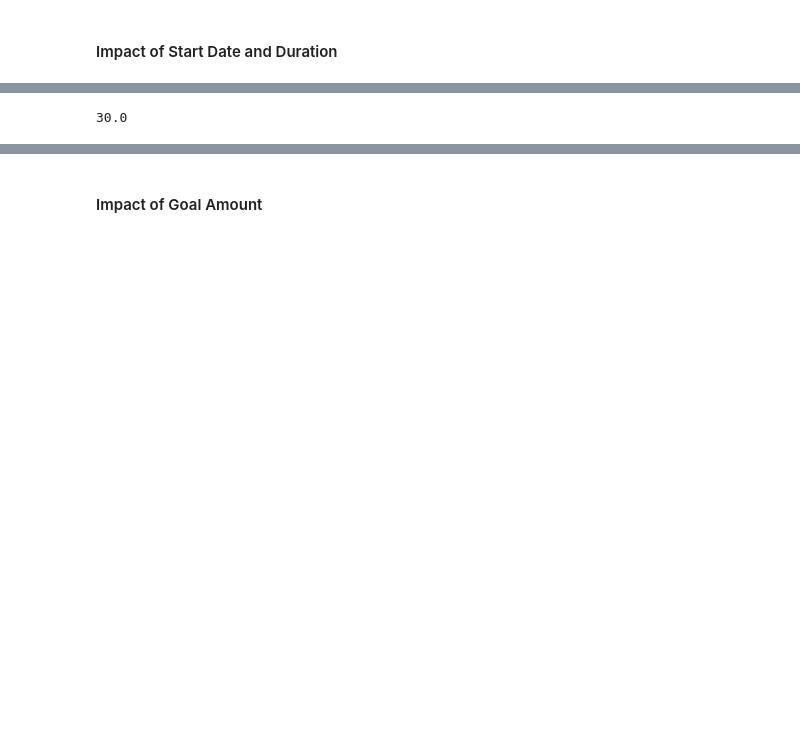
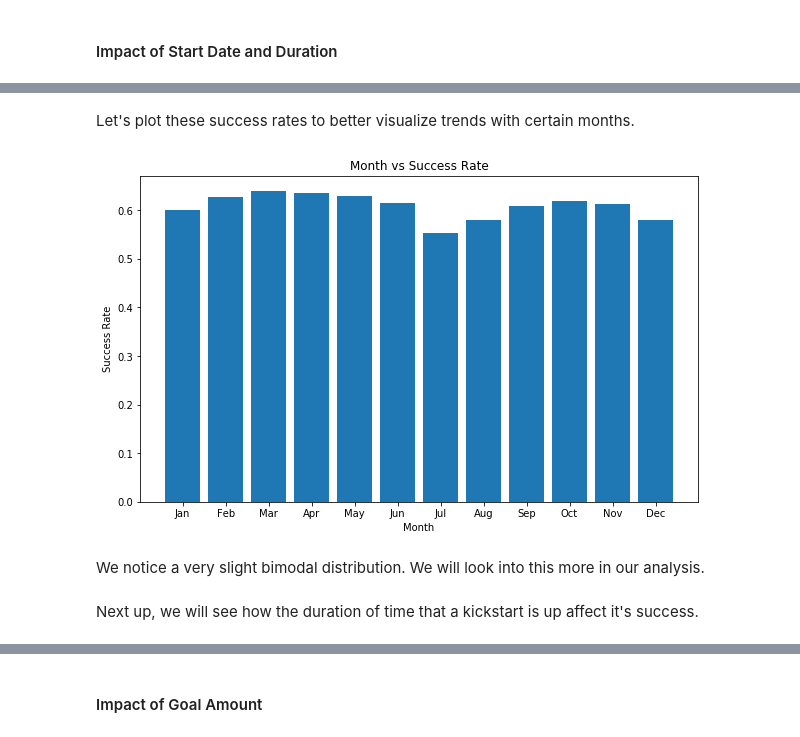
Before and after one commit to DP-20/Cogs108, a Jupyter notebook: Final Project.ipynb, the cells around one changed output, grey strips where cells are left out. Saved outputs shown, nothing was run; the diff lists cells and outputs as text; code cells hidden in the pictures; blank space fills up the shorter version.

```diff
--- a/Final Project.ipynb
+++ b/Final Project.ipynb
@@ -469,0 +519,14 @@ See: http://matplotlib.org/users/legend_guide.html#creating-artists-specifically
+# %%
+# Function that takes success and fail counts to get a success rate
+def get_success_rate(success_list, fail_list):
+    success_rate = []
+    for i, count in enumerate(success_list):
+        success_rate.append(count/(count+fail_list[i]))
+    return success_rate
+
+# Get list of success_rates for each month
+month_success_rate = get_success_rate(month_success_count_list, month_fail_count_list)
+
+print("Success rate per month:")
+for i, month in enumerate(month_success):
+    print(month, "{0:.2%}".format(month_success_rate[i]))
@@ -470,7 +547,25 @@ See: http://matplotlib.org/users/legend_guide.html#creating-artists-specifically
+# %% [markdown]
+Let's plot these success rates to better visualize trends with certain months.
+# %%
+# Create plot
+plt.figure(figsize=(10, 6))
+plt.bar(ind, month_success_rate, width=0.8, label='Success Rate')
+
+# Add labels, title, and legend
+plt.ylabel("Success Rate")
+plt.title("Month vs Success Rate")
+plt.xticks(ind, month_list)
+plt.xlabel("Month")
+
+plt.show()
+# %% [output]
+[figure, added]
+# %% [markdown]
+We notice a very slight bimodal distribution. We will look into this more in our analysis.
+# %% [markdown]
+Next up, we will see how the duration of time that a kickstart is up affect it's success.
 # %%
-print (df['duration_days'].median())
-
-#make groups of 10 (0-100)
+# Create groups of 10 (0-100)
 def convert_duration(duration):
     if duration > 90:
         return "91+"
@@ -493,7 +588,6 @@ def convert_duration(duration):
     elif duration <= 10:
         return "0-10"
 
+# Add column to df for the kickstarts duration group
 df['duration_group'] = df['duration_days'].apply(convert_duration)
-# %% [output]
-30.0
 # %%
```
Also changed, not shown: parts of 81 cells of this notebook.
